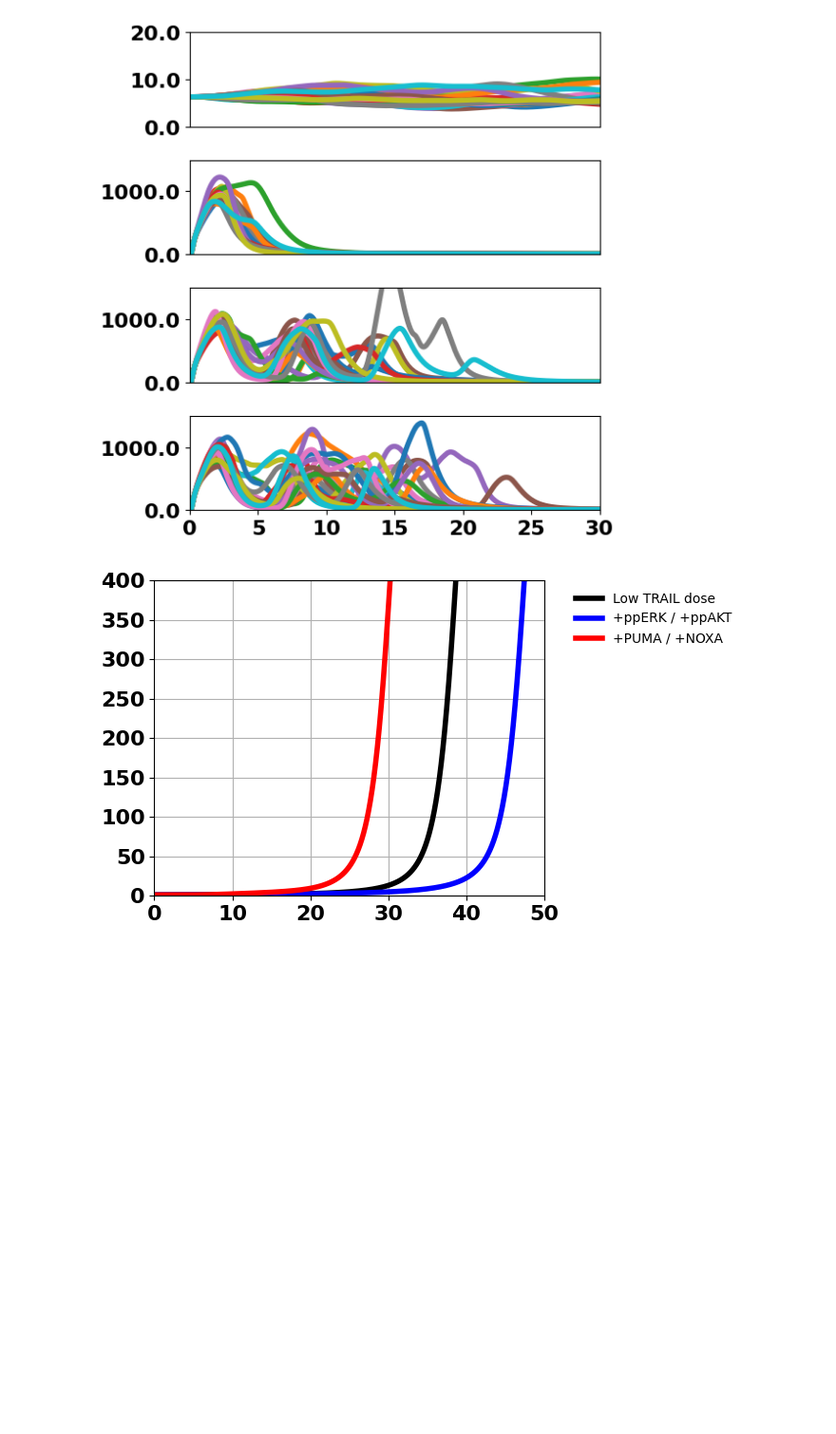
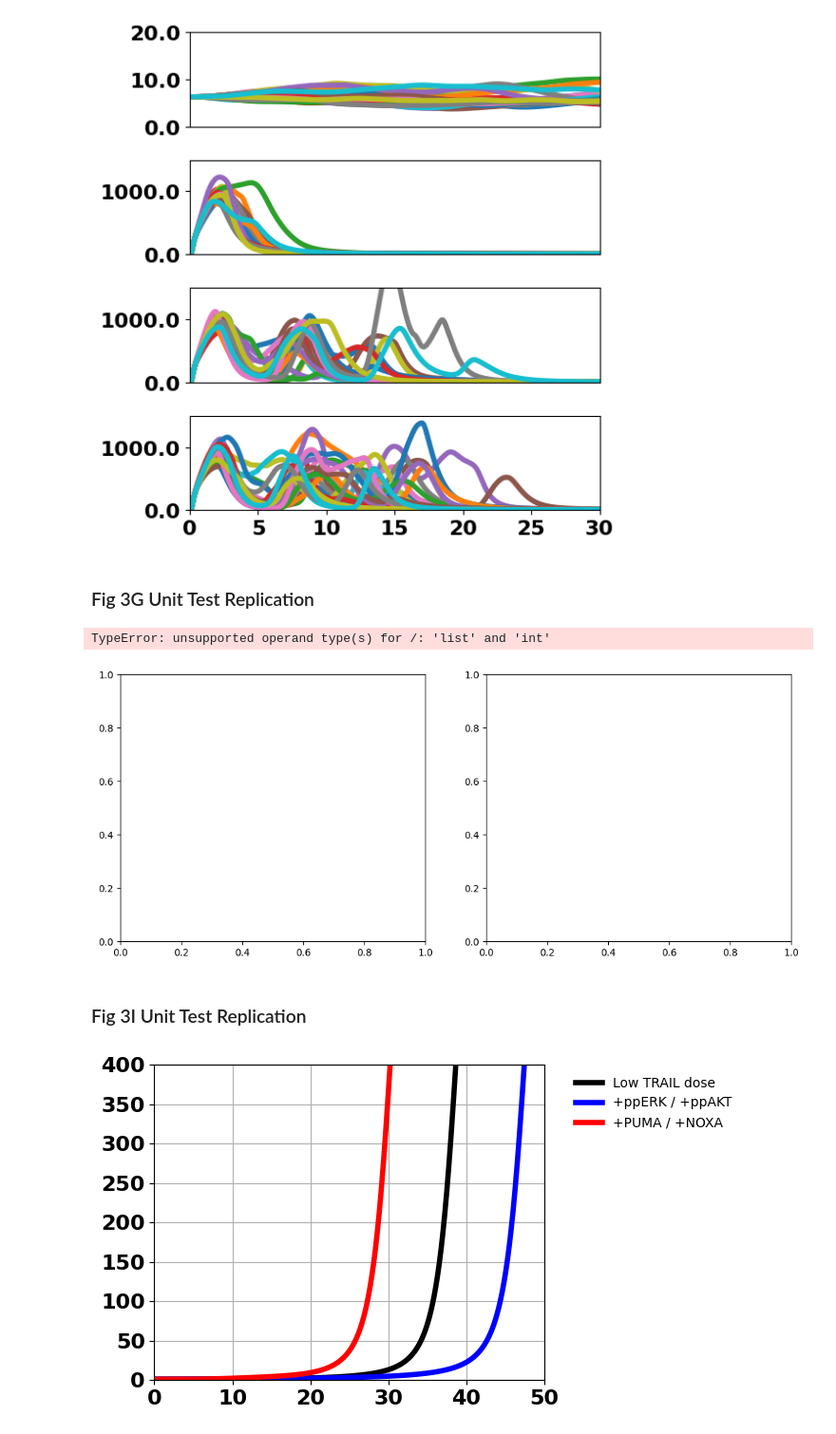
Before and after one commit to birtwistlelab/SPARCED, a Jupyter notebook: unit_tests/src/unit_test_plottingNotebook.ipynb, the cells around one changed output. Shown: that part at 95% size. Saved outputs shown, nothing was run; the diff lists cells and outputs as text; code cells hidden in the pictures; blank space fills up the shorter version.

```diff
--- a/unit_tests/src/unit_test_plottingNotebook.ipynb
+++ b/unit_tests/src/unit_test_plottingNotebook.ipynb
@@ -468,6 +468,57 @@ plt.tight_layout()
 fig.savefig('Fig3F_ERM.png')
 # %% [output]
 [figure]
+# %% [markdown]
+### Fig 3G Unit Test Replication
+# %%
+import os
+import sys
+
+os.chdir('/home/jonah/Desktop/SPARCED/unit_tests/Fig3G/results')
+sys.path.append('/home/jonah/Desktop/SPARCED/unit_tests/src')
+
+import numpy as np
+import matplotlib.pyplot as plt
+import pickle
+with open('Fig3G.pkl', 'rb') as f:
+   data = pickle.load(f)
+
+print(data)
+
+# from observable_calc import *
+
+# traildoses = np.array([0.000385, 0.001925, 0.00385, 0.01925, 0.0385, 0.1925, 0.385, 1.9250, 3.85, 19.25, 38.5])
+# dosesngperml = traildoses*2.597402597402597e+01
+
+# conditions =[]
+# for condition in data:
+#     conditions.append(condition)
+
+# legend = []
+# for dose in traildoses:
+#    legend.append('TRAIL ' + str(dose) + 'nM')
+# fig, axs = plt.subplots(1, 2, figsize=(12.5, 5))
+# for i in range(1,11,2):
+#     axs[1].plot(data[conditions[i]]['cell 0']['cPARP_total']['toutS']/3600, data[conditions[i]]['cell 0']['cPARP_total']['xoutS'], linewidth=4)
+#     axs[1].set_xlim([0, 60])
+#     axs[1].set_xticklabels(axs[1].get_xticks(), fontsize=16, weight='bold')
+#     axs[1].set_yticklabels(axs[1].get_yticks(), fontsize=16, weight='bold')
+#     legend_properties = {'weight':'bold', 'size':16}
+#     axs[1].legend(labels=legend, bbox_to_anchor=(1.05, 1), loc='upper left', fontsize=16, frameon=False, prop=legend_properties)
+
+
+# time_of_death = CellDeathMetrics(data, 'cPARP_total').average_time_to_death()
+
+# axs[0].plot(np.log10(dosesngperml),time_of_death.values(),marker='s',linewidth=4, color='red')
+# axs[0].set_xticklabels(axs[0].get_xticks(), fontsize=16, weight='bold')
+# axs[0].set_yticklabels(axs[0].get_yticks(), fontsize=16, weight='bold')
+# axs[0].grid(True)
+# fig.savefig('Fig3G.png', dpi=300, bbox_inches='tight')
+# %% [output]
+TypeError: unsupported operand type(s) for /: 'list' and 'int'
+[figure, added]
+# %% [markdown]
+### Fig 3I Unit Test Replication
 # %%
 import sys
 import os
```
Also changed, not shown: 32 other files.
